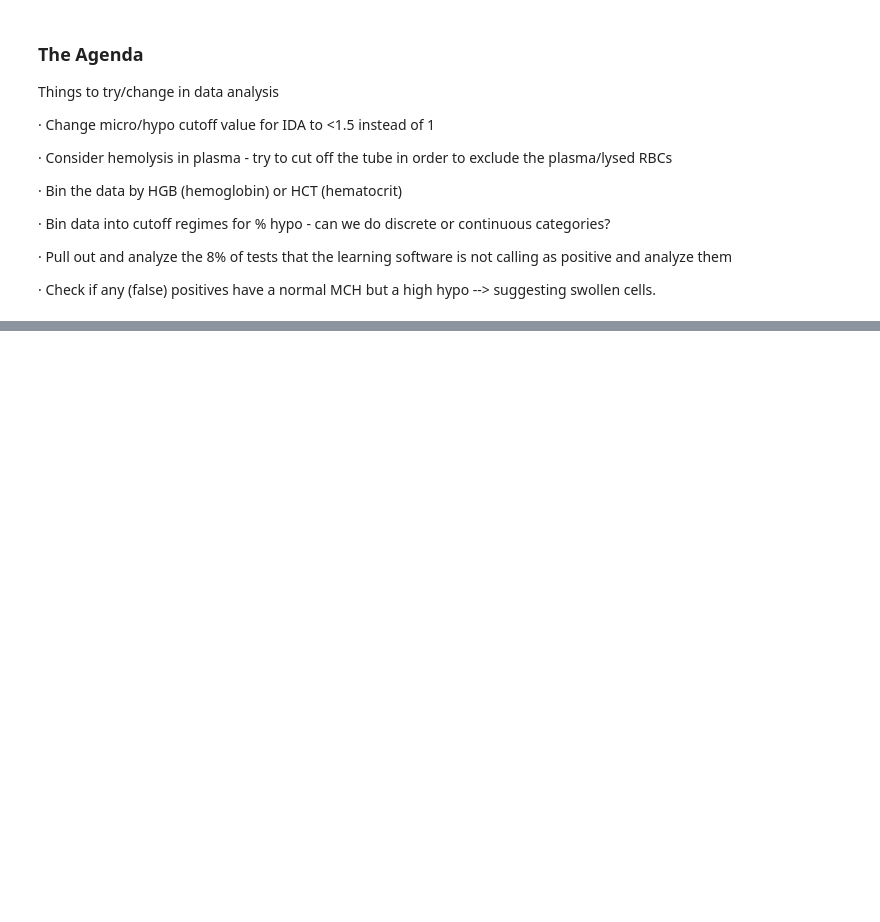
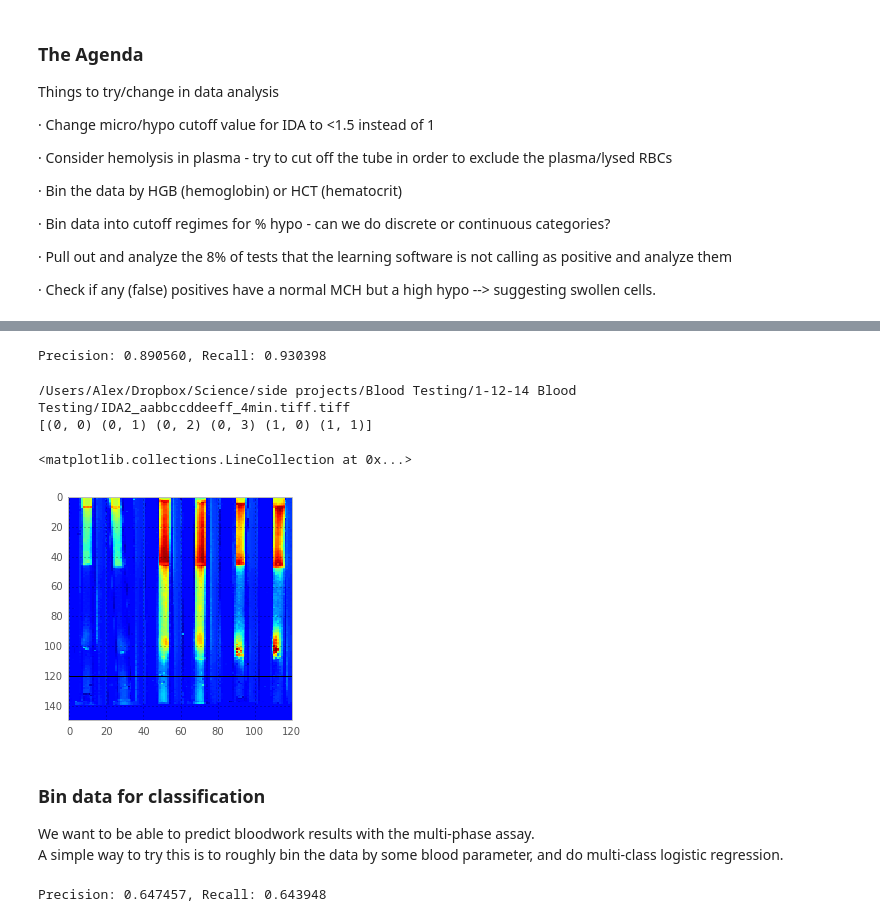
Before and after one commit to alexbw/ida, a Jupyter notebook: Follow-up analysis 7-25-2014.ipynb, the cells around one changed output, grey strips where cells are left out. Drawn from its saved outputs; the diff is of its cells as text; code cells hidden in the pictures; blank space fills up the shorter version.

```diff
--- a/Follow-up analysis 7-25-2014.ipynb
+++ b/Follow-up analysis 7-25-2014.ipynb
@@ -131,29 +72,0 @@ axis('tight')
-# %%
-# Sorting by target value
-
-target = "%Hypo"
-isdf = sdf[(sdf.good == True) & \
-           (sdf.run_time==4) & \
-           (sdf.ida == "IDA3") & \
-           (sdf.blood_type != "")]
-isdf = isdf[isdf[target].isnull() == False]
-
-
-# data = np.rollaxis(np.dstack(isdf.image), 2, 0).T
-data = np.vstack(isdf.data)
-
-
-data = np.array([d/d.max() for d in data])
-idx = np.argsort(isdf[target].values)
-figure(figsize=(15,5))
-gs = GridSpec(2,1,hspace=0, height_ratios=[3,5])
-subplot(gs[0])
-plot(isdf[target].values[idx])
-axis('tight');
-grid('off')
-ylabel(target)
-subplot(gs[1])
-# imshow(np.hstack(data[idx].T))
-imshow(data[idx].T)
-ylabel("Sample cross-section")
-savefig("%s sorted by param.png" % target.replace("/", "-"))
@@ -262,0 +126,43 @@ True
+# %%
+orig_blood_type = isdf.blood_type.copy()
+isdf.blood_type[(isdf.blood_type == "ida") | (isdf.blood_type == "tt")] = "anemic"
+data = np.vstack(isdf.data)
+labels = isdf.blood_type.values
+y,unique_y = unique_indices(labels)
+y = y.astype('int32')
+
+guess_labels, true_labels, test_idx, yscores = classify(data, y, n_folds=500, C=0.03)
+# %% [output]
+Precision: 0.890560, Recall: 0.930398
+# %%
+print isdf.tiff_file.values[0]
+print isdf.tiff_file_position.values[0:6]
+# %% [output]
+/Users/Alex/Dropbox/Science/side projects/Blood Testing/1-12-14 Blood Testing/IDA2_aabbccddeeff_4min.tiff.tiff
+[(0, 0) (0, 1) (0, 2) (0, 3) (1, 0) (1, 1)]
+# %%
+# Consider hemolysis in plasma - try to cut off the tube in order to exclude the plasma/lysed RBCs
+cutoff = 120
+figure(figsize=(4,4))
+I = np.hstack(isdf.image.values[0:6])
+imshow(I)
+hlines(cutoff, 0, I.shape[1])
+# %% [output]
+<matplotlib.collections.LineCollection at 0x...>
+[figure, added]
+# %% [markdown]
+### Bin data for classification
+
+We want to be able to predict bloodwork results with the multi-phase assay.
+A simple way to try this is to roughly bin the data by some blood parameter, and do multi-class logistic regression.
+# %%
+# Bin the data by HGB (hemoglobin)
+hemoglobin = isdf['HGB'].values.astype('float32')
+bins = np.linspace(hemoglobin.min(), hemoglobin.max(), 3) # TODO: rational bins
+hemoglobin_bins = np.digitize(hemoglobin, bins, right=True)
+
+data = np.vstack(isdf.data)
+labels = hemoglobin_bins
+guess_labels, true_labels, test_idx, yscores = classify(data, labels, n_folds=50, C=0.03)
+# %% [output]
+Precision: 0.647457, Recall: 0.643948
```
Also changed, not shown: parts of 36 cells of this notebook, 1 other file.
